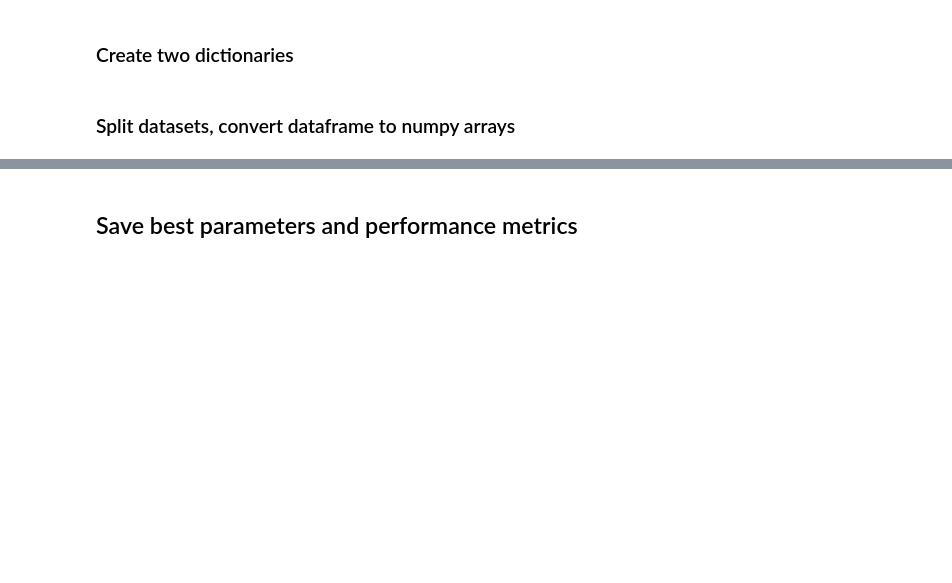
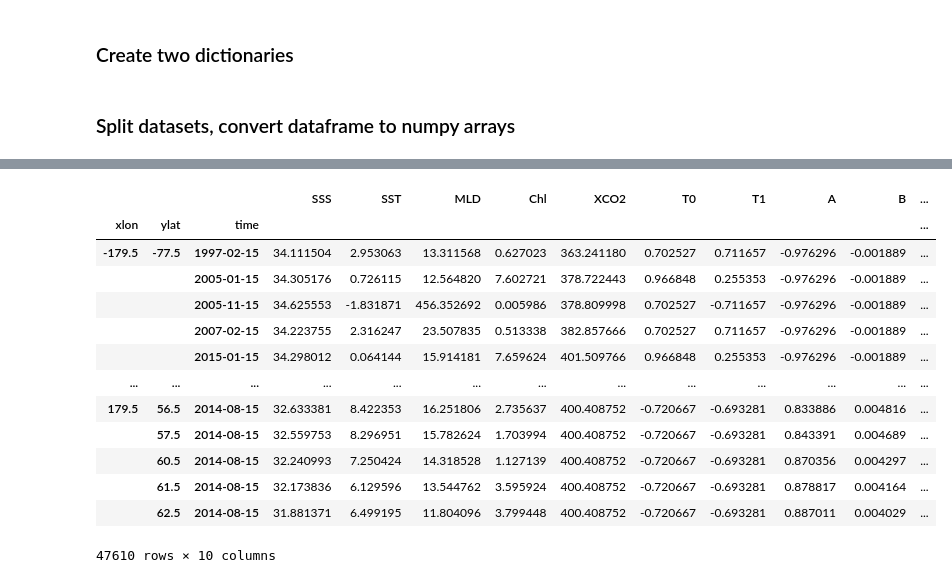
Before and after one commit to juliasimpson97/MLEE-final-project, a Jupyter notebook: proc_data/processed_data_split.ipynb, the cells around one changed output, grey strips where cells are left out. Saved outputs shown, nothing was run; the diff lists cells and outputs as text; code cells hidden in the pictures; blank space fills up the shorter version.

Commit message:
created train test split

```diff
--- a/proc_data/processed_data_split.ipynb
+++ b/proc_data/processed_data_split.ipynb
@@ -479,20 +385,0 @@ y_pred_seen = model.predict(X)
-# %%
-# Full reconstruction
-df['pCO2_DIC_recon'] = np.nan
-df.loc[unseen_sel,['pCO2_DIC_recon']] = y_pred_unseen   # Not in a SOCAT location, not even in test year
-df.loc[sel,['pCO2_DIC_recon']] = y_pred_seen
-# %%
-# All time/locations not sampled by SOCAT
-df['pCO2_DIC_nosocat'] = np.nan
-df.loc[unseen_sel,['pCO2_DIC_nosocat']] = y_pred_unseen
-df.loc[sel,['pCO2_DIC_nosocat']] = np.nan
-# %%
-# Only at time/locations of SOCAT sampling
-df['pCO2_DIC_socat'] = np.nan
-df.loc[unseen_sel,['pCO2_DIC_socat']] = np.nan
-df.loc[sel,['pCO2_DIC_socat']] = y_pred_seen
-
-df['pCO2_DIC'] = df['pCO2_pCO2T_diff']
-
-#DS_recon = df[['net_mask','socat_mask','pCO2_DIC','pCO2_DIC_recon','pCO2_DIC_socat','pCO2_DIC_nosocat']].to_xarray()
-DS_recon = df[['net_mask','combined_mask','pCO2_DIC','pCO2_DIC_recon','pCO2_DIC_socat','pCO2_DIC_nosocat']].to_xarray()
@@ -504,2 +385,0 @@ DS_recon = df[['net_mask','combined_mask','pCO2_DIC','pCO2_DIC_recon','pCO2_DIC_
-# %% [markdown]
-## Save best parameters and performance metrics
@@ -551,0 +386,17 @@ df
+# %%
+df.loc[test_sel,features_sel]
+# %% [output]
+|  |  |  | SSS | SST | MLD | Chl | XCO2 | T0 | T1 | A | B | ... |
+| xlon | ylat | time |  |  |  |  |  |  |  |  |  | ... |
+| -179.5 | -77.5 | 1997-02-15 | 34.111504 | 2.953063 | 13.311568 | 0.627023 | 363.241180 | 0.702527 | 0.711657 | -0.976296 | -0.001889 | ... |
+|  |  | 2005-01-15 | 34.305176 | 0.726115 | 12.564820 | 7.602721 | 378.722443 | 0.966848 | 0.255353 | -0.976296 | -0.001889 | ... |
+|  |  | 2005-11-15 | 34.625553 | -1.831871 | 456.352692 | 0.005986 | 378.809998 | 0.702527 | -0.711657 | -0.976296 | -0.001889 | ... |
+|  |  | 2007-02-15 | 34.223755 | 2.316247 | 23.507835 | 0.513338 | 382.857666 | 0.702527 | 0.711657 | -0.976296 | -0.001889 | ... |
+|  |  | 2015-01-15 | 34.298012 | 0.064144 | 15.914181 | 7.659624 | 401.509766 | 0.966848 | 0.255353 | -0.976296 | -0.001889 | ... |
+| ... | ... | ... | ... | ... | ... | ... | ... | ... | ... | ... | ... | ... |
+| 179.5 | 56.5 | 2014-08-15 | 32.633381 | 8.422353 | 16.251806 | 2.735637 | 400.408752 | -0.720667 | -0.693281 | 0.833886 | 0.004816 | ... |
+|  | 57.5 | 2014-08-15 | 32.559753 | 8.296951 | 15.782624 | 1.703994 | 400.408752 | -0.720667 | -0.693281 | 0.843391 | 0.004689 | ... |
+|  | 60.5 | 2014-08-15 | 32.240993 | 7.250424 | 14.318528 | 1.127139 | 400.408752 | -0.720667 | -0.693281 | 0.870356 | 0.004297 | ... |
+|  | 61.5 | 2014-08-15 | 32.173836 | 6.129596 | 13.544762 | 3.595924 | 400.408752 | -0.720667 | -0.693281 | 0.878817 | 0.004164 | ... |
+|  | 62.5 | 2014-08-15 | 31.881371 | 6.499195 | 11.804096 | 3.799448 | 400.408752 | -0.720667 | -0.693281 | 0.887011 | 0.004029 | ... |
+47610 rows × 10 columns
```
Also changed, not shown: parts of 34 cells of this notebook.
